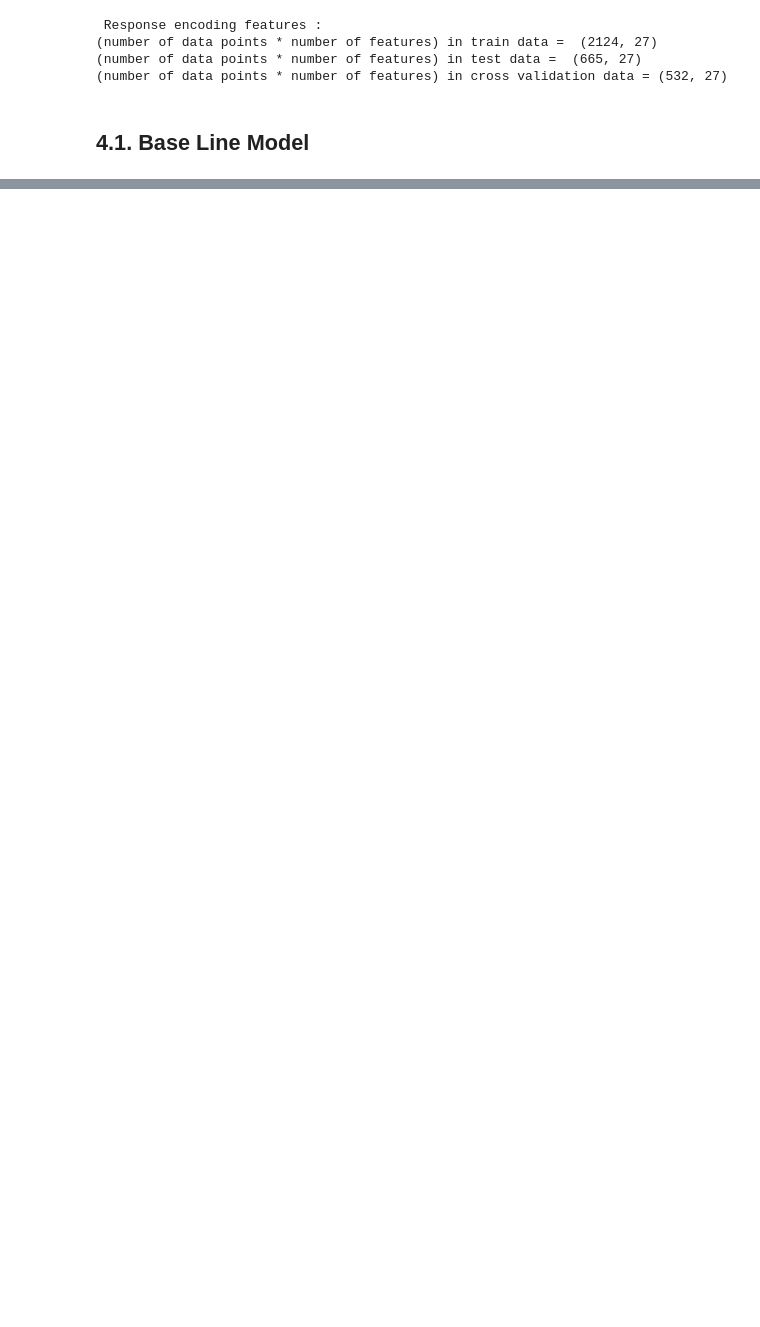
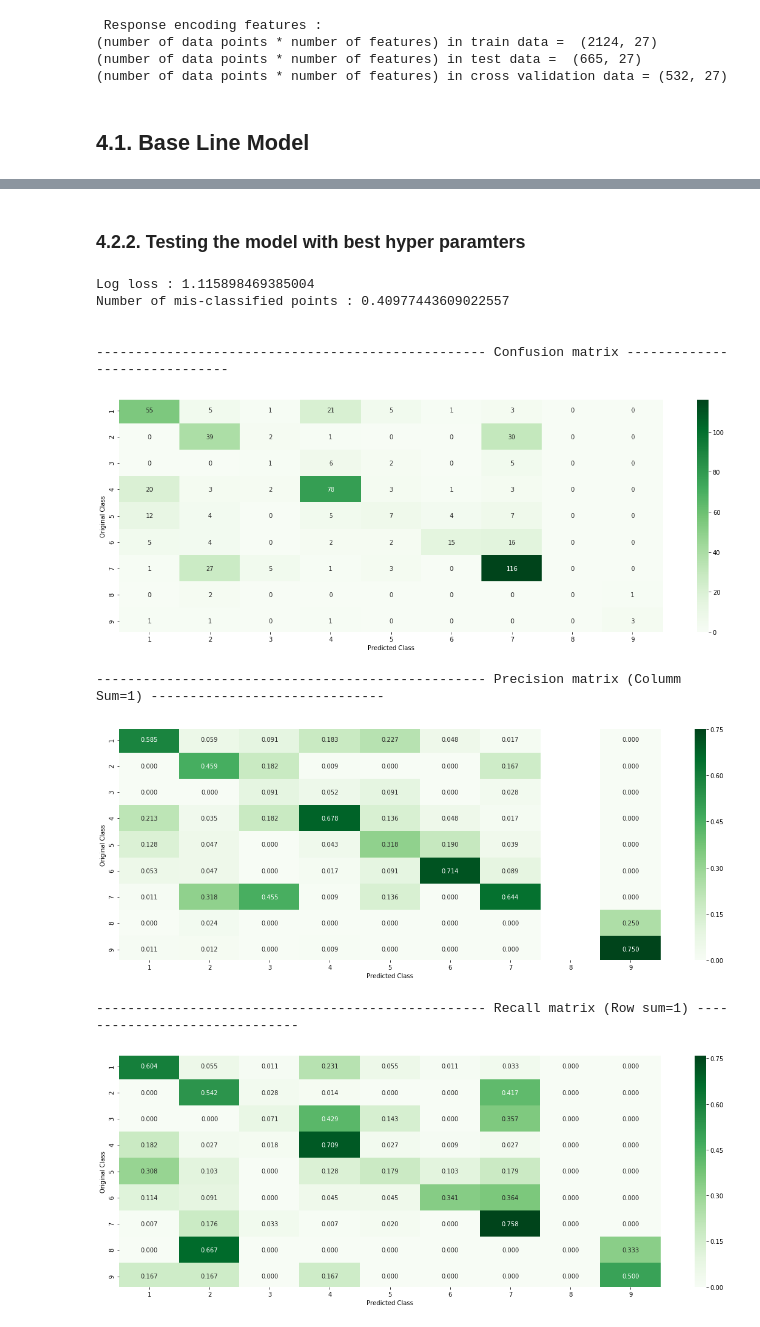
Before and after one commit to arpitiiitv/Machine-Learning-End2End-, a Jupyter notebook: Personalized Cancer Diagnosis/CancerDiagnosisBoW.ipynb, the cells around one changed output, grey strips where cells are left out. Cells and saved outputs as stored; diff of their text form; code cells hidden in the pictures; blank space fills up the shorter version.

```diff
--- a/Personalized Cancer Diagnosis/CancerDiagnosisBoW.ipynb
+++ b/Personalized Cancer Diagnosis/CancerDiagnosisBoW.ipynb
@@ -1119,0 +1302,16 @@ print("(number of data points * number of features) in cross validation data =",
+# %% [markdown]
+<h3>4.2.2. Testing the model with best hyper paramters</h3>
+# %%
+clf = KNeighborsClassifier(n_neighbors=alpha[best_alpha])
+predict_and_plot_confusion_matrix(train_x_responseCoding, train_y, cv_x_responseCoding, cv_y, clf)
+# %% [output]
+Log loss : 1.115898469385004
+Number of mis-classified points : 0.40977443609022557
+
+
+-------------------------------------------------- Confusion matrix ------------------------------
+[figure, added]
+-------------------------------------------------- Precision matrix (Columm Sum=1) ------------------------------
+[figure, added]
+-------------------------------------------------- Recall matrix (Row sum=1) ------------------------------
+[figure, added]
```
Also changed, not shown: parts of 94 cells of this notebook.
